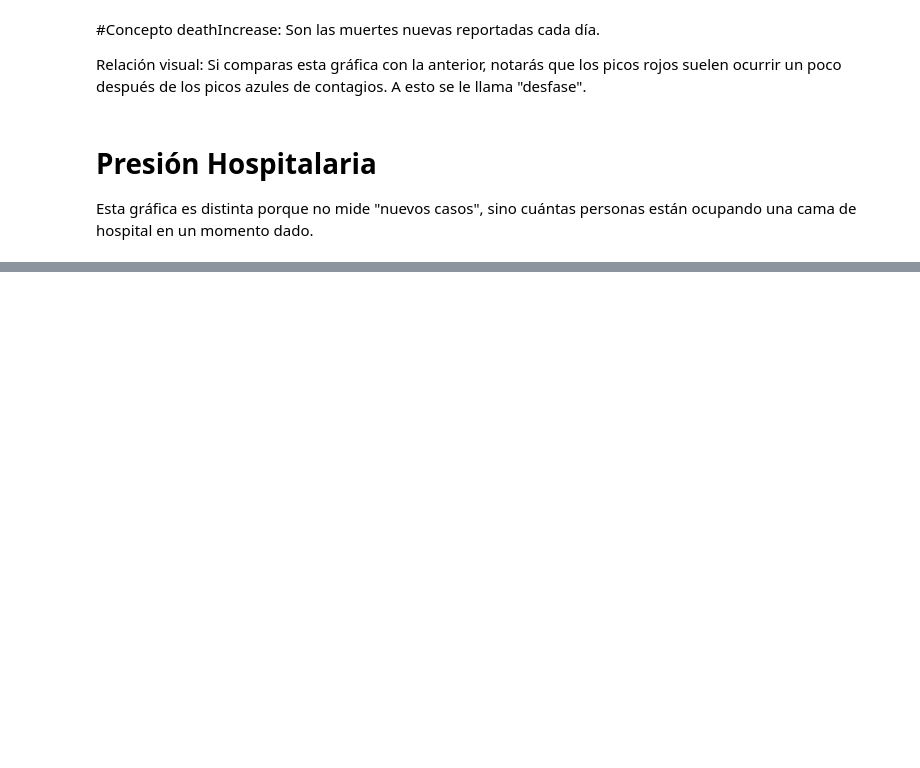
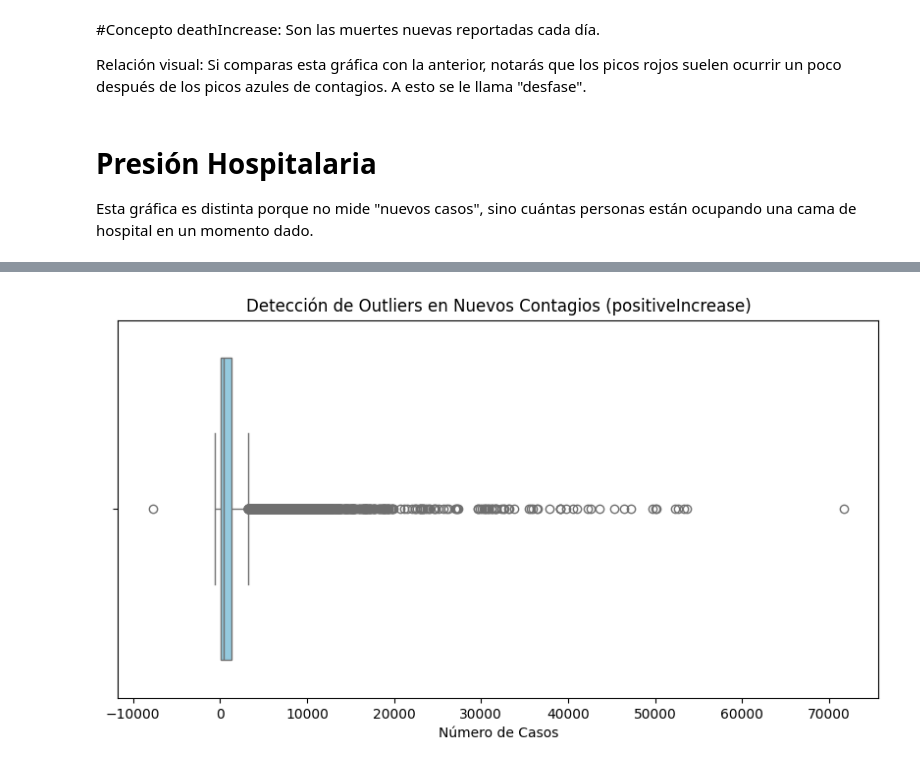
Before and after one commit to Leonkeneddy86/Analisis-Covid-19-, a Jupyter notebook: EDA.ipynb, the cells around one changed output, grey strips where cells are left out. Saved outputs shown, nothing was run; the diff lists cells and outputs as text; code cells hidden in the pictures; blank space fills up the shorter version.

```diff
--- a/EDA.ipynb
+++ b/EDA.ipynb
@@ -430,0 +476,15 @@ Importancia: Sirve para entender si el sistema sanitario estaba saturado o si te
+# %%
+# 1. Definimos el tamaño del gráfico
+plt.figure(figsize=(10, 5))
+
+# 2. Creamos el Boxplot
+# orient='h' lo pone en horizontal para que sea más fácil de leer
+sns.boxplot(x=df['positiveIncrease'], color='skyblue')
+
+# 3. Personalizamos
+plt.title('Detección de Outliers en Nuevos Contagios (positiveIncrease)')
+plt.xlabel('Número de Casos')
+
+plt.show()
+# %% [output]
+[figure, added]
```
Also changed, not shown: parts of 33 cells of this notebook.
